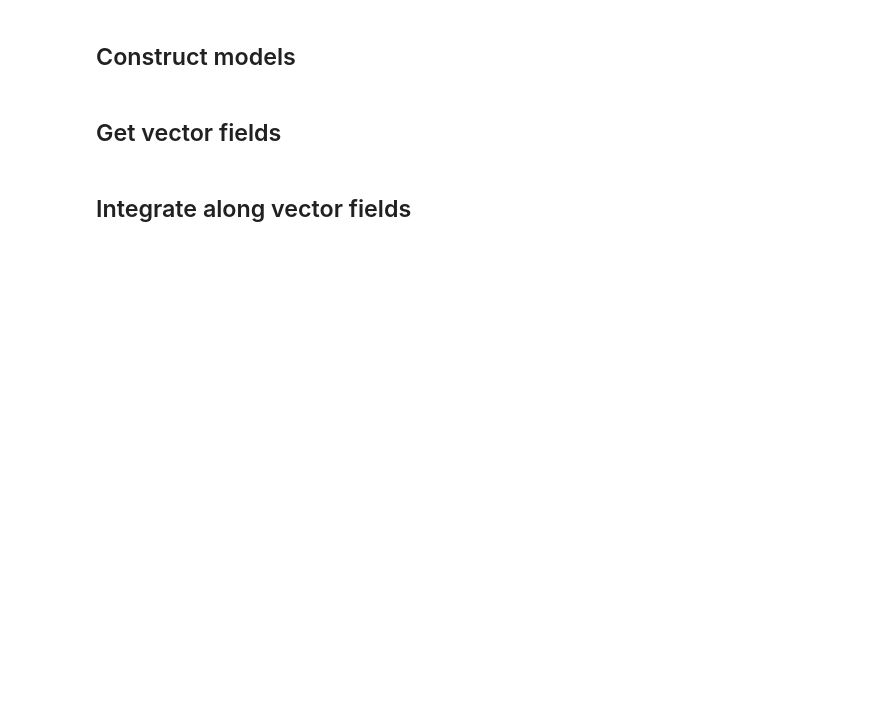
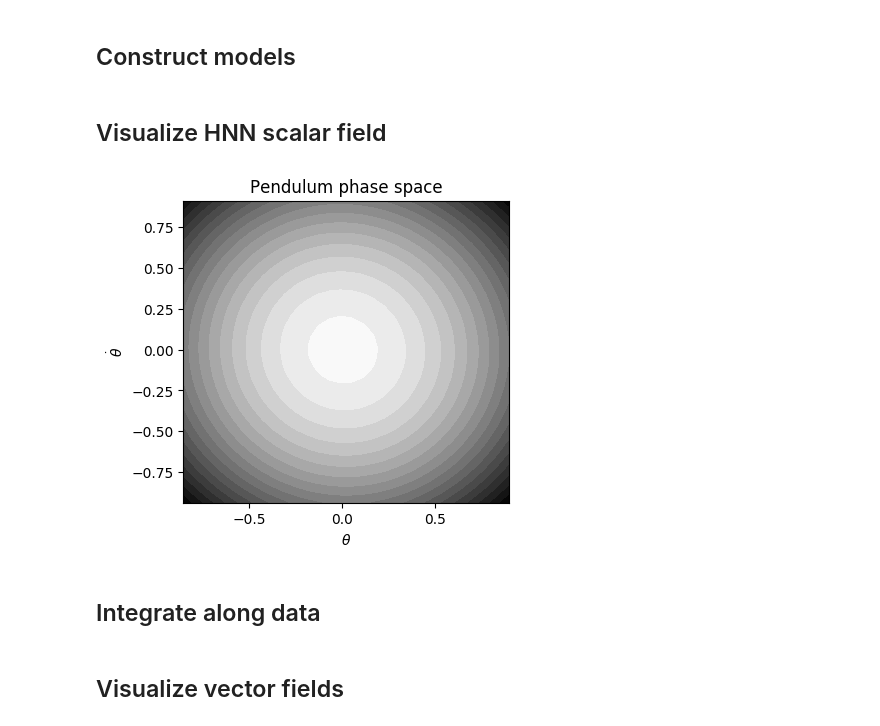
Before and after one commit to greydanus/hamiltonian-nn, a Jupyter notebook: analyze-lipson.ipynb, the cells around one changed output. Drawn from its saved outputs; the diff is of its cells as text; code cells hidden in the pictures; blank space fills up the shorter version.

```diff
--- a/analyze-lipson.ipynb
+++ b/analyze-lipson.ipynb
@@ -83,0 +76,37 @@ class ObjectView(object):
+# %% [markdown]
+## Visualize HNN scalar field
+# %%
+def get_range(data):
+    xmin, xmax = data['test_x'][:,0].min(), data['test_x'][:,0].max()
+    dxmin, dxmax = data['test_x'][:,1].min(), data['test_x'][:,1].max()
+    return (xmin, xmax, dxmin, dxmax)
+
+def get_mesh_inputs(data, gridsize=10):
+    xmin, xmax, dxmin, dxmax = get_range(data)
+
+    mesh_x, mesh_dx = np.meshgrid(np.linspace(xmin, xmax, gridsize), np.linspace(dxmin, dxmax, gridsize))
+    np_mesh_inputs = np.stack([mesh_x.flatten(), mesh_dx.flatten()]).T
+    mesh_inputs = torch.tensor( np_mesh_inputs, requires_grad=True, dtype=torch.float32)
+    return mesh_inputs
+
+# get scalar fields
+gridsize = 30
+mesh_inputs = get_mesh_inputs(data, gridsize)
+X = mesh_inputs.reshape(gridsize, gridsize, 2)[...,0].detach().data.numpy()
+dX = mesh_inputs.reshape(gridsize, gridsize, 2)[...,1].detach().data.numpy()
+
+F1, F2 = hnn_model.forward(mesh_inputs)
+np_F2 = F2.data.numpy().reshape(gridsize,gridsize)
+
+# plot
+fig = plt.figure(figsize=(4.2, 4), facecolor='white', dpi=100)
+ax = fig.add_subplot(1, 1, 1, frameon=True)
+plt.contourf(X, dX, np_F2, cmap='gray_r', levels=20)
+ax.set_xlabel("$\\theta$") ; ax.set_ylabel("$\dot \\theta$")
+plt.title("Pendulum phase space")
+
+plt.show()
+# %% [output]
+[figure, added]
+# %% [markdown]
+## Integrate along data
@@ -84,2 +129,2 @@ class ObjectView(object):
 # %% [markdown]
-## Get vector fields
+## Visualize vector fields
@@ -95,2 +130,0 @@ class ObjectView(object):
-# %% [markdown]
-## Integrate along vector fields
```
Also changed, not shown: parts of 19 cells of this notebook, 27 other files.
